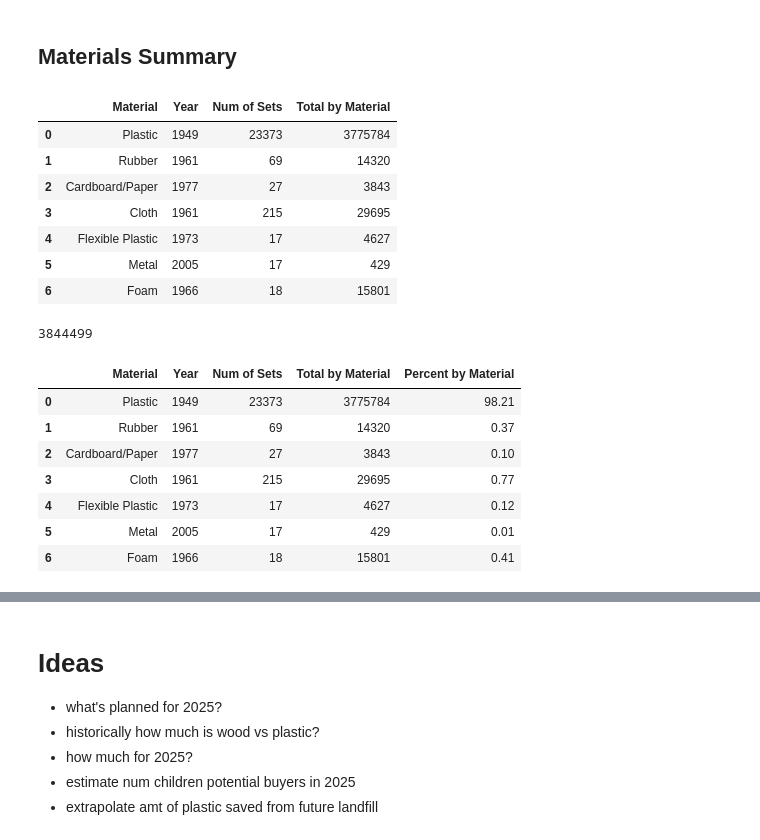
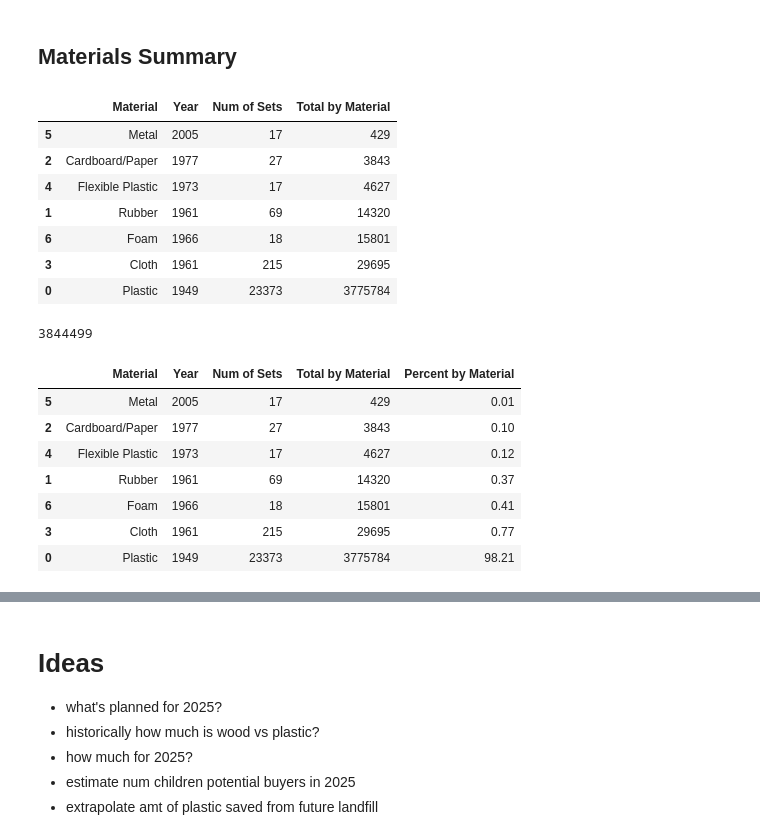
Before and after one commit to slp22/portfolio, a Jupyter notebook: lego_eda.ipynb, the cells around one changed output, grey strips where cells are left out. Saved outputs shown, nothing was run; the diff lists cells and outputs as text; code cells hidden in the pictures.

```diff
--- a/lego_eda.ipynb
+++ b/lego_eda.ipynb
@@ -311,17 +312,18 @@ foam = ['Foam', 1966,18, 15801]
 # %%
 materials = [plastic, rubber, cardbard_paper, cloth, flexible_plastic, metal, foam]
 materials_summary = pd.DataFrame(data=materials)
 materials_summary = materials_summary.rename(columns= {0:'Material', 1:'Year', 2:'Num of Sets', 3:'Total by Material'})
+materials_summary = materials_summary.sort_values(by=['Total by Material'])
 materials_summary
 # %% [output]
 |  | Material | Year | Num of Sets | Total by Material |
+| 5 | Metal | 2005 | 17 | 429 |
+| 2 | Cardboard/Paper | 1977 | 27 | 3843 |
+| 4 | Flexible Plastic | 1973 | 17 | 4627 |
+| 1 | Rubber | 1961 | 69 | 14320 |
+| 6 | Foam | 1966 | 18 | 15801 |
+| 3 | Cloth | 1961 | 215 | 29695 |
 | 0 | Plastic | 1949 | 23373 | 3775784 |
-| 1 | Rubber | 1961 | 69 | 14320 |
-| 2 | Cardboard/Paper | 1977 | 27 | 3843 |
-| 3 | Cloth | 1961 | 215 | 29695 |
-| 4 | Flexible Plastic | 1973 | 17 | 4627 |
-| 5 | Metal | 2005 | 17 | 429 |
-| 6 | Foam | 1966 | 18 | 15801 |
 # %%
 materials_sum = materials_summary.sum(axis=0)
 materials_sum[3:4]
@@ -336,10 +338,10 @@ materials_summary['Percent by Material'] = round(materials_summary['Total by Mat
 materials_summary
 # %% [output]
 |  | Material | Year | Num of Sets | Total by Material | Percent by Material |
+| 5 | Metal | 2005 | 17 | 429 | 0.01 |
+| 2 | Cardboard/Paper | 1977 | 27 | 3843 | 0.10 |
+| 4 | Flexible Plastic | 1973 | 17 | 4627 | 0.12 |
+| 1 | Rubber | 1961 | 69 | 14320 | 0.37 |
+| 6 | Foam | 1966 | 18 | 15801 | 0.41 |
+| 3 | Cloth | 1961 | 215 | 29695 | 0.77 |
 | 0 | Plastic | 1949 | 23373 | 3775784 | 98.21 |
-| 1 | Rubber | 1961 | 69 | 14320 | 0.37 |
-| 2 | Cardboard/Paper | 1977 | 27 | 3843 | 0.10 |
-| 3 | Cloth | 1961 | 215 | 29695 | 0.77 |
-| 4 | Flexible Plastic | 1973 | 17 | 4627 | 0.12 |
-| 5 | Metal | 2005 | 17 | 429 | 0.01 |
-| 6 | Foam | 1966 | 18 | 15801 | 0.41 |
```
Also changed, not shown: parts of 2 cells of this notebook.
